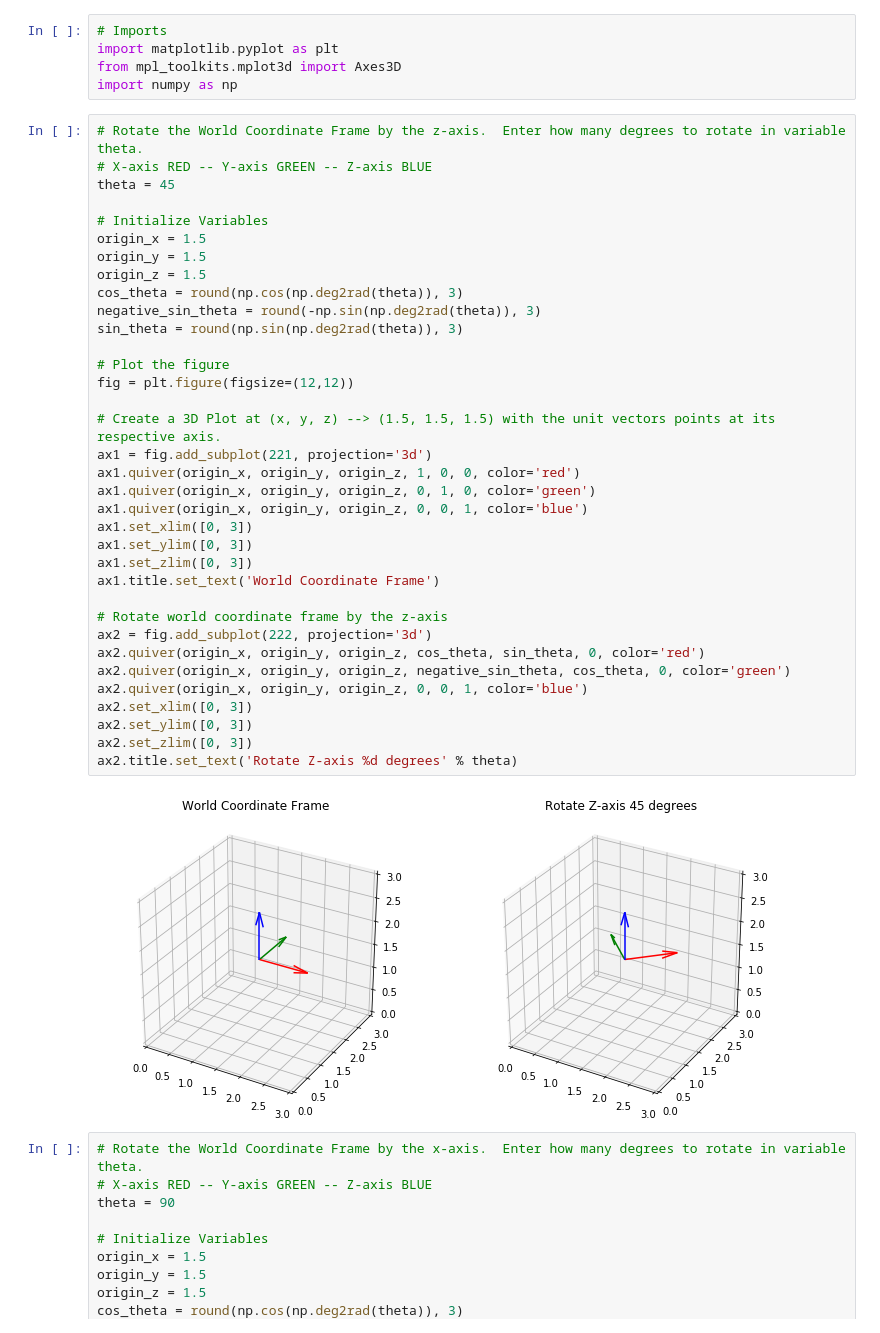
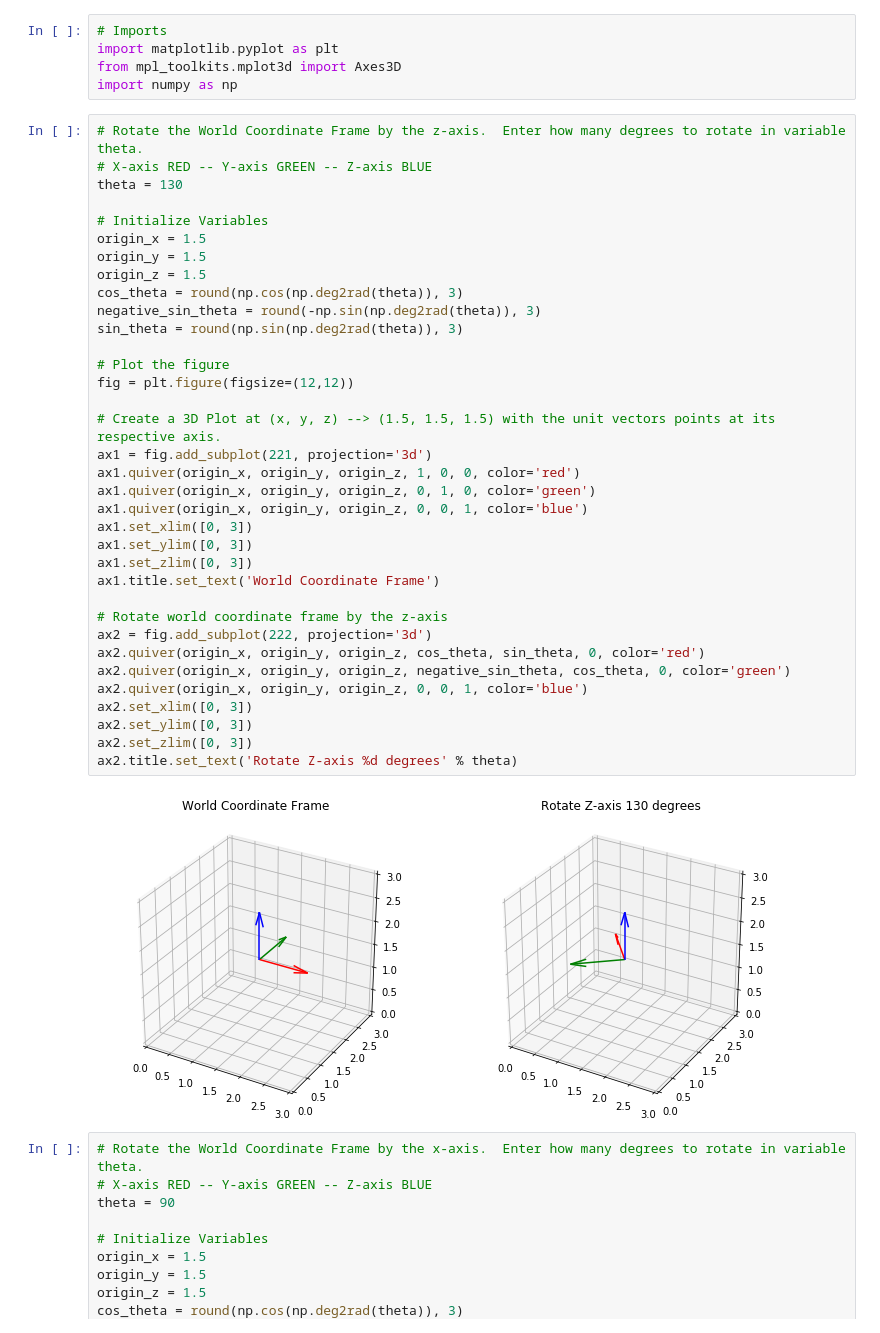
Before and after one commit to curt114/robotics, a Jupyter notebook: masterclass/geometry3d/Describe Rotation in 3D.ipynb, the cells around one changed output. Saved outputs shown, nothing was run; the diff lists cells and outputs as text.

```diff
--- a/masterclass/geometry3d/Describe Rotation in 3D.ipynb
+++ b/masterclass/geometry3d/Describe Rotation in 3D.ipynb
@@ -14,40 +14,40 @@ import numpy as np
 # %%
 # Rotate the World Coordinate Frame by the z-axis.  Enter how many degrees to rotate in variable theta.
 # X-axis RED -- Y-axis GREEN -- Z-axis BLUE
-theta = 45
+theta = 130
 
 # Initialize Variables
 origin_x = 1.5
 origin_y = 1.5
 origin_z = 1.5
 cos_theta = round(np.cos(np.deg2rad(theta)), 3)
 negative_sin_theta = round(-np.sin(np.deg2rad(theta)), 3)
 sin_theta = round(np.sin(np.deg2rad(theta)), 3)
 
 # Plot the figure
 fig = plt.figure(figsize=(12,12))
 
 # Create a 3D Plot at (x, y, z) --> (1.5, 1.5, 1.5) with the unit vectors points at its respective axis.
 ax1 = fig.add_subplot(221, projection='3d')
 ax1.quiver(origin_x, origin_y, origin_z, 1, 0, 0, color='red')
 ax1.quiver(origin_x, origin_y, origin_z, 0, 1, 0, color='green')
 ax1.quiver(origin_x, origin_y, origin_z, 0, 0, 1, color='blue')
 ax1.set_xlim([0, 3])
 ax1.set_ylim([0, 3])
 ax1.set_zlim([0, 3])
 ax1.title.set_text('World Coordinate Frame')
 
 # Rotate world coordinate frame by the z-axis
 ax2 = fig.add_subplot(222, projection='3d')
 ax2.quiver(origin_x, origin_y, origin_z, cos_theta, sin_theta, 0, color='red')
 ax2.quiver(origin_x, origin_y, origin_z, negative_sin_theta, cos_theta, 0, color='green')
 ax2.quiver(origin_x, origin_y, origin_z, 0, 0, 1, color='blue')
 ax2.set_xlim([0, 3])
 ax2.set_ylim([0, 3])
 ax2.set_zlim([0, 3])
 ax2.title.set_text('Rotate Z-axis %d degrees' % theta)
 # %% [output]
-[figure, old version]
+[figure, new version]
 # %%
 # Rotate the World Coordinate Frame by the x-axis.  Enter how many degrees to rotate in variable theta.
 # X-axis RED -- Y-axis GREEN -- Z-axis BLUE
```
Also changed, not shown: 2 other files.
